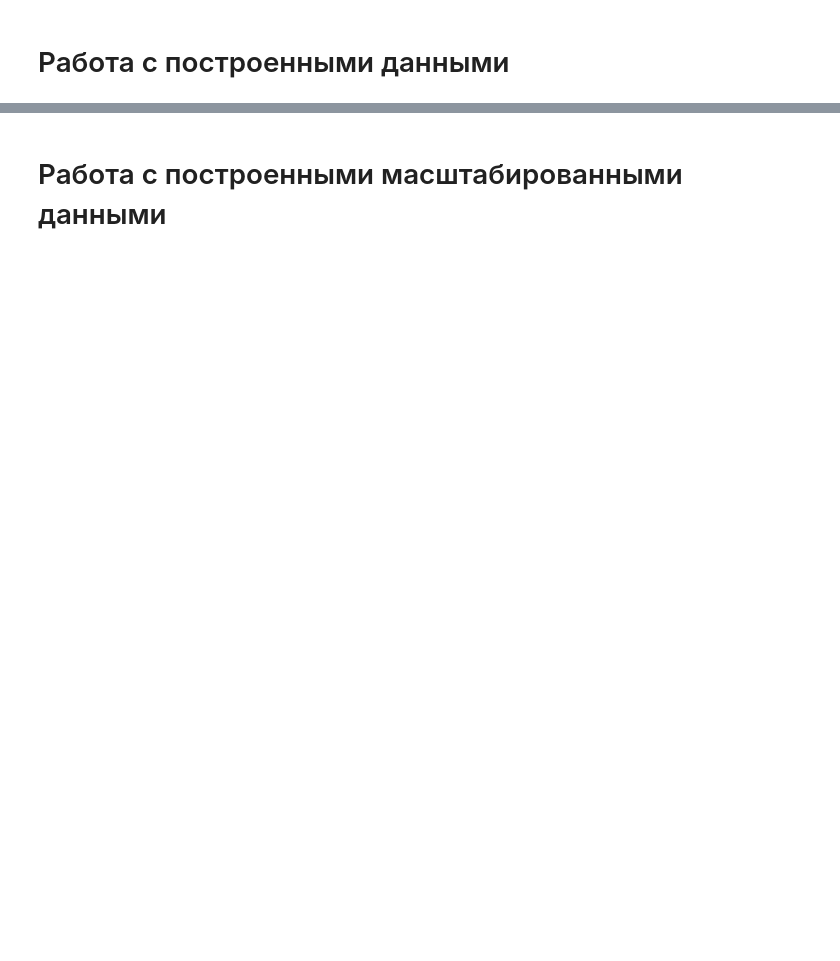
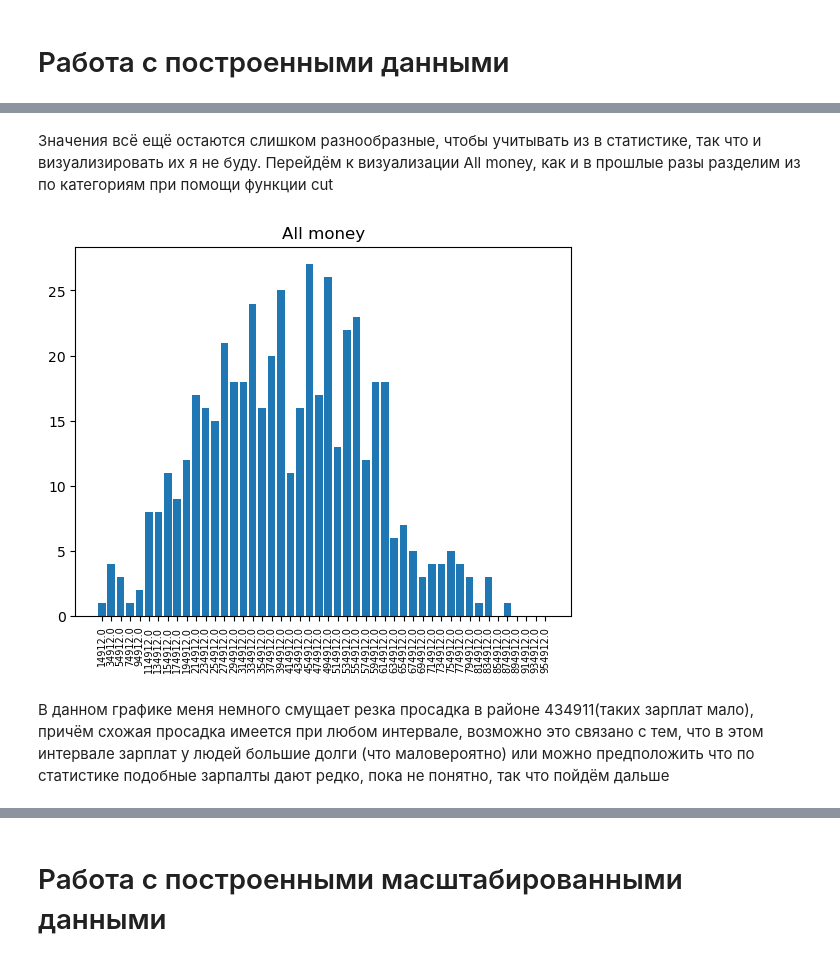
Before and after one commit to KorolevIvanMi/ML, a Jupyter notebook: labs/lab1.ipynb, the cells around one changed output, grey strips where cells are left out. Saved outputs shown, nothing was run; the diff lists cells and outputs as text; code cells hidden in the pictures; blank space fills up the shorter version.

```diff
--- a/labs/lab1.ipynb
+++ b/labs/lab1.ipynb
@@ -614,0 +766,2 @@ print(model_lasso_scaler.intercept_)
+# %%
+ds_mod = ds_original.copy()
@@ -614,0 +770,6 @@ print(model_lasso_scaler.intercept_)
+# %%
+ds_mod["Month_Salary"] = ds_mod["Annual Salary"] / 12
+ds_mod["All_money"] = ds_mod["Net Worth"] - ds_mod["Credit Card Debt"]
+ds_mod["Debt_net_part"] = ds_mod["Credit Card Debt"]/ ds_mod["Net Worth"]
+ds_mod["Debt_salary_part"] = ds_mod["Credit Card Debt"]/ ds_mod["Annual Salary"]
+ds_mod["Customer_domen"] = ds_mod["Customer e-mail"].str.split("@").str[1]
@@ -614,0 +849,3 @@ print(model_lasso_scaler.intercept_)
+# %%
+ds_mod.Customer_domen = ds_mod.Customer_domen.str.split(".").str[0]
+ds_mod.Customer_domen.value_counts()
@@ -614,0 +866,21 @@ print(model_lasso_scaler.intercept_)
+# %% [markdown]
+Значения всё ещё остаются слишком разнообразные, чтобы учитывать из в статистике, так что и визуализировать их я не буду. Перейдём к визуализации All money, как и в прошлые разы разделим из по категориям при помощи функции cut
+# %%
+all_money = ds_mod.All_money.value_counts()
+all_money = all_money.sort_index()
+
+
+step = 20000
+bins = np.arange(ds_mod.All_money.min(), ds_mod.All_money.max(), step)
+labels = [str(x.round()) for x in bins[:-1]]
+
+all_money = pd.cut(all_money.index, bins, labels=labels).value_counts()
+# %%
+plt.bar(all_money.index, all_money.values)
+plt.title("All money")
+plt.xticks(rotation=90, fontsize=7)
+plt.show()
+# %% [output]
+[figure, added]
+# %% [markdown]
+В данном графике меня немного смущает резка просадка в районе 434911(таких зарплат мало), причём схожая просадка имеется при любом интервале, возможно это связано с тем, что в этом интервале зарплат у людей большие долги (что маловероятно) или можно предположить что по статистике подобные зарпалты дают редко, пока не понятно, так что пойдём дальше
```
Also changed, not shown: parts of 111 cells of this notebook, 3 other files.
